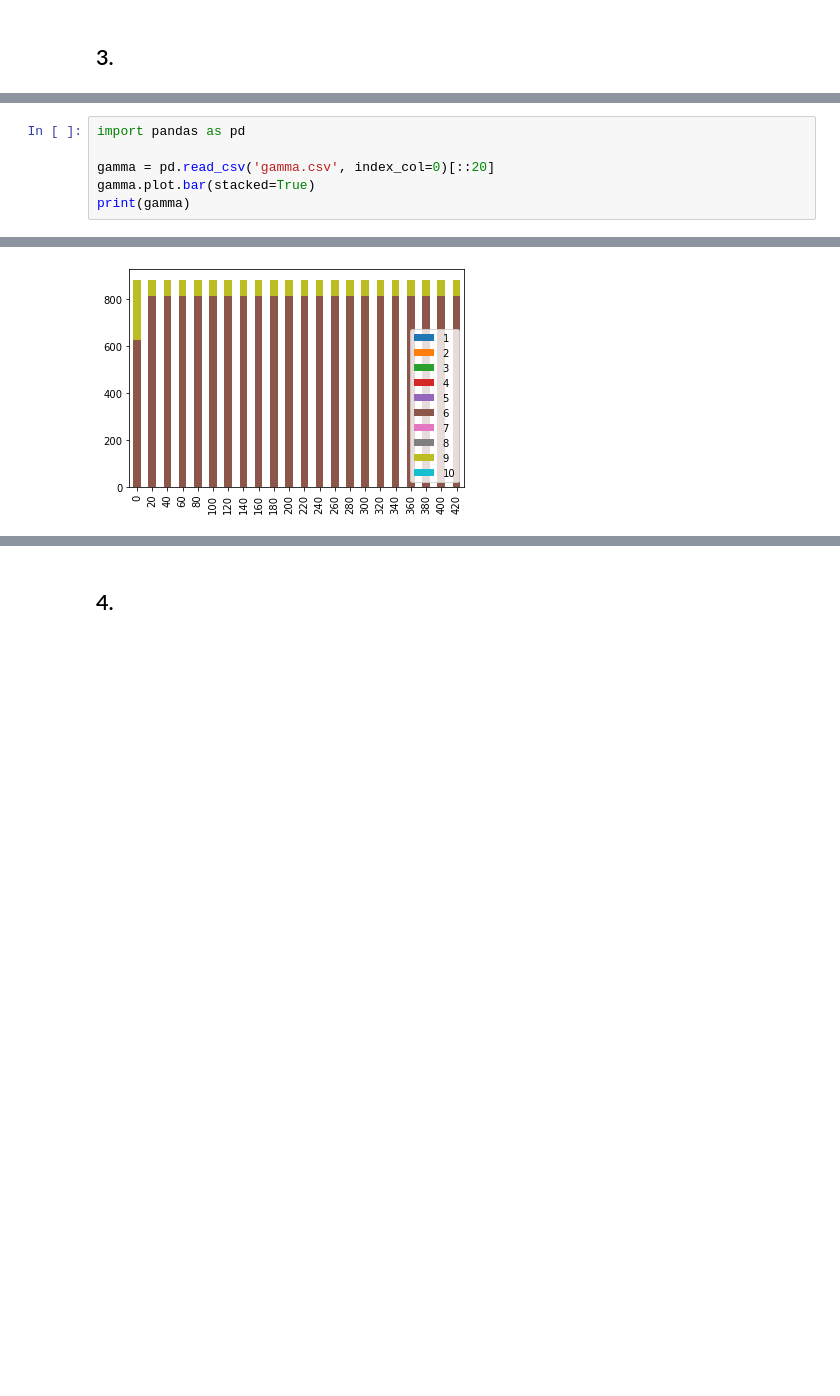
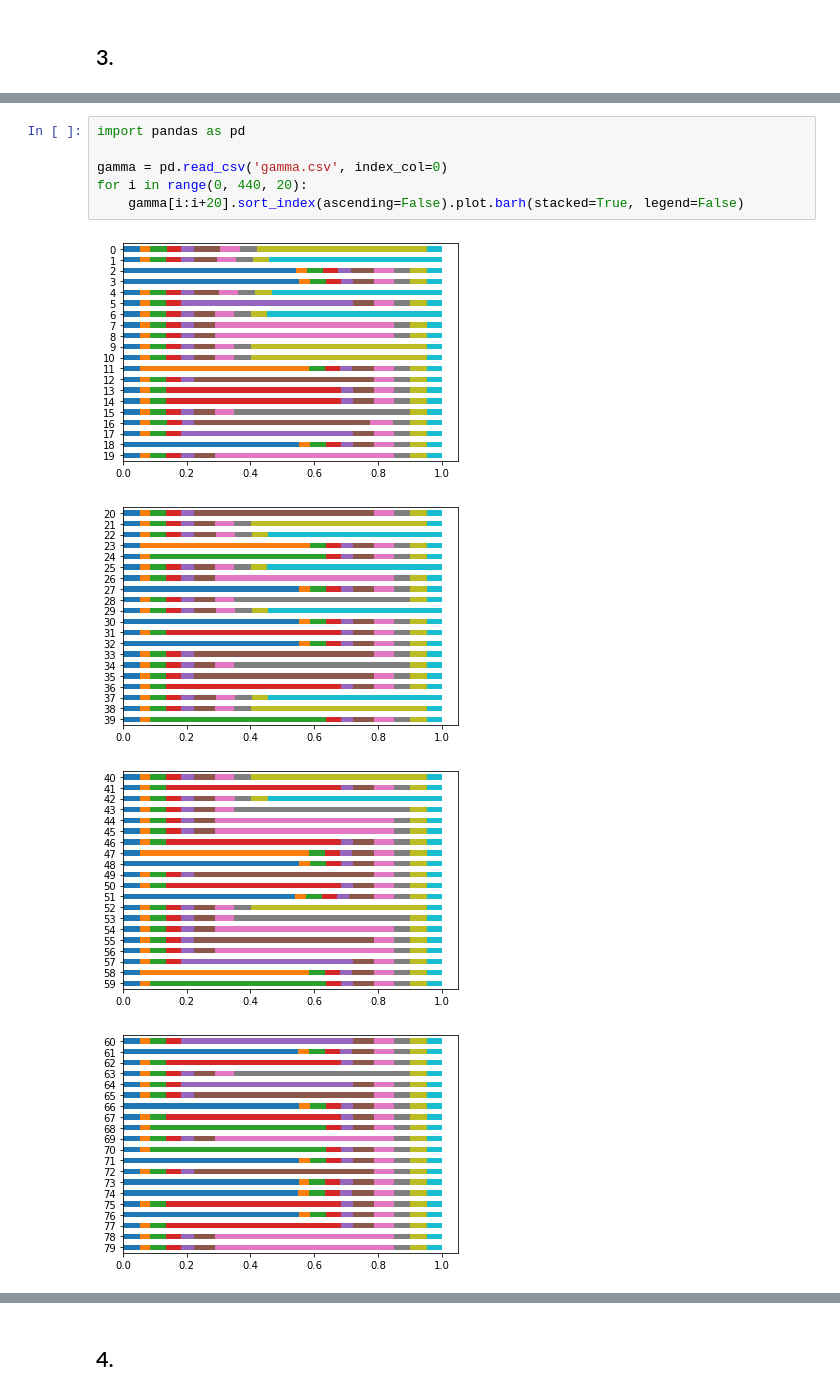
Before and after one commit to AnttiHaerkoenen/BAY1, a Jupyter notebook: exercise_23.ipynb, the cells around one changed output, grey strips where cells are left out. Saved outputs shown, nothing was run; the diff lists cells and outputs as text; blank space fills up the shorter version.

```diff
--- a/exercise_23.ipynb
+++ b/exercise_23.ipynb
@@ -116,7 +105,11 @@ VI finished with 31 iterations.
 # %%
 import pandas as pd
 
-gamma = pd.read_csv('gamma.csv', index_col=0)[::20]
-gamma.plot.bar(stacked=True)
-print(gamma)
+gamma = pd.read_csv('gamma.csv', index_col=0)
+for i in range(0, 440, 20):
+    gamma[i:i+20].sort_index(ascending=False).plot.barh(stacked=True, legend=False)
 # %% [output]
+[figure, new version]
+[figure, added]
+[figure, added]
+[figure, added]
@@ -140 +124,0 @@ print(gamma)
-[figure, old version]
```
Also changed, not shown: parts of 4 cells of this notebook.
